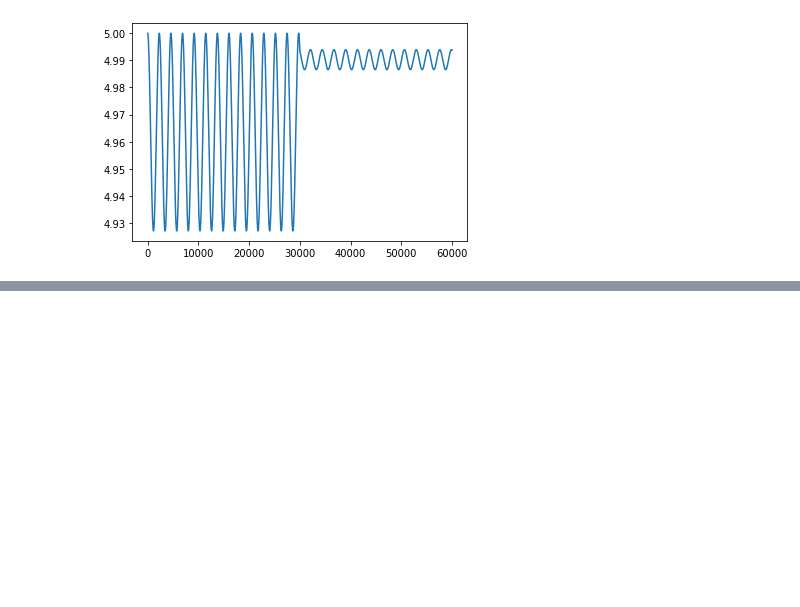
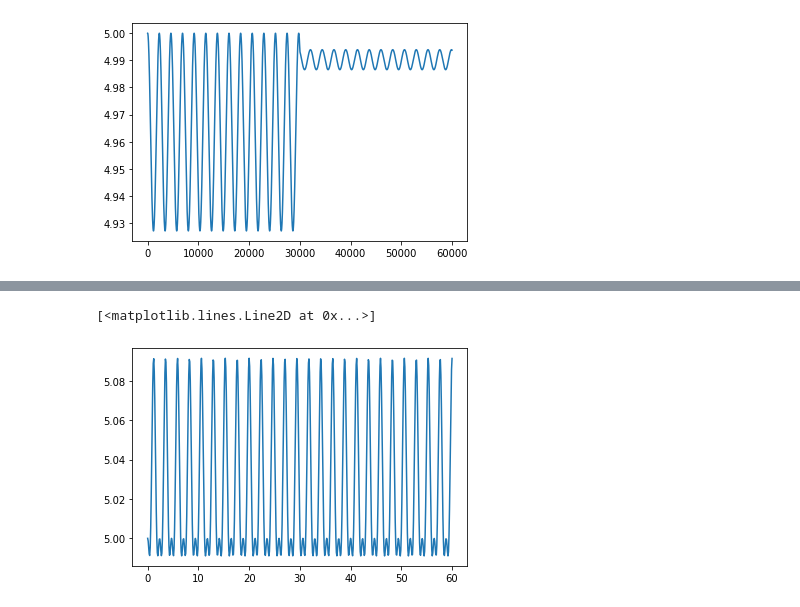
Before and after one commit to manyasha-n-m/hamilton-control, a Jupyter notebook: simulation.ipynb, the cells around one changed output, grey strips where cells are left out. Saved outputs shown, nothing was run; the diff lists cells and outputs as text; code cells hidden in the pictures; blank space fills up the shorter version.

```diff
--- a/simulation.ipynb
+++ b/simulation.ipynb
@@ -75,0 +61,5 @@ plt.plot(X[:,2])
+# %%
+m1.plot_measurable
+# %% [output]
+[<matplotlib.lines.Line2D at 0x...>]
+[figure, added]
```
Also changed, not shown: parts of 11 cells of this notebook, 1 other file.
